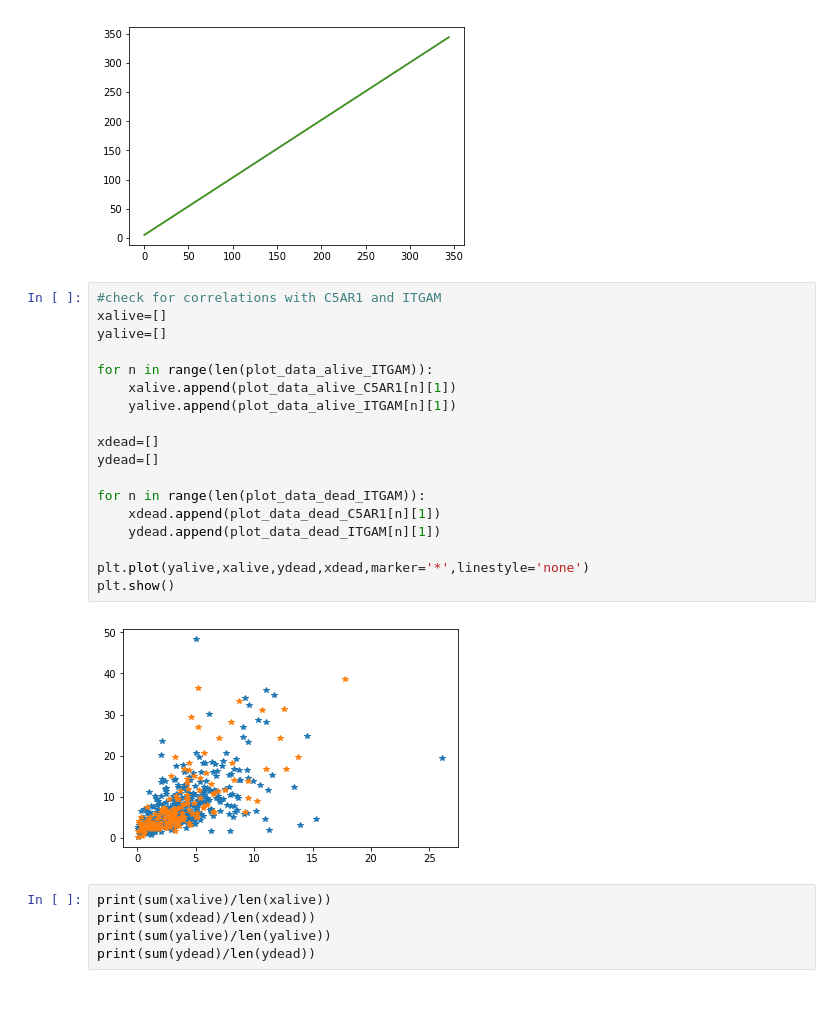
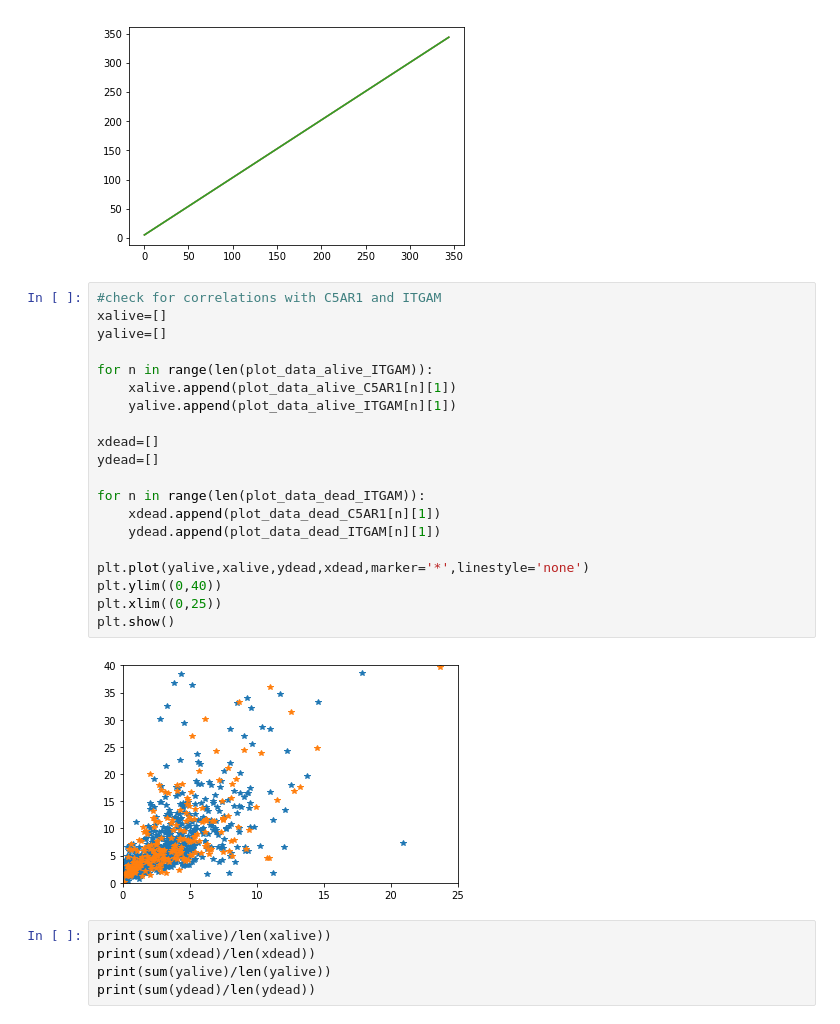
Before and after one commit to ldi00a/capstone18, a Jupyter notebook: Kidney analysis.ipynb, the cells around one changed output. Saved outputs shown, nothing was run; the diff lists cells and outputs as text.

```diff
--- a/Kidney analysis.ipynb
+++ b/Kidney analysis.ipynb
@@ -301,23 +301,25 @@ plt.show()
 # %%
 #check for correlations with C5AR1 and ITGAM
 xalive=[]
 yalive=[]
 
 for n in range(len(plot_data_alive_ITGAM)):
     xalive.append(plot_data_alive_C5AR1[n][1])
     yalive.append(plot_data_alive_ITGAM[n][1])
 
 xdead=[]
 ydead=[]
 
 for n in range(len(plot_data_dead_ITGAM)):
     xdead.append(plot_data_dead_C5AR1[n][1])
     ydead.append(plot_data_dead_ITGAM[n][1])
 
 plt.plot(yalive,xalive,ydead,xdead,marker='*',linestyle='none')
+plt.ylim((0,40))
+plt.xlim((0,25))
 plt.show()
 # %% [output]
-[figure, old version]
+[figure, new version]
 # %%
 print(sum(xalive)/len(xalive))
 print(sum(xdead)/len(xdead))
```
Also changed, not shown: parts of 7 cells of this notebook.
